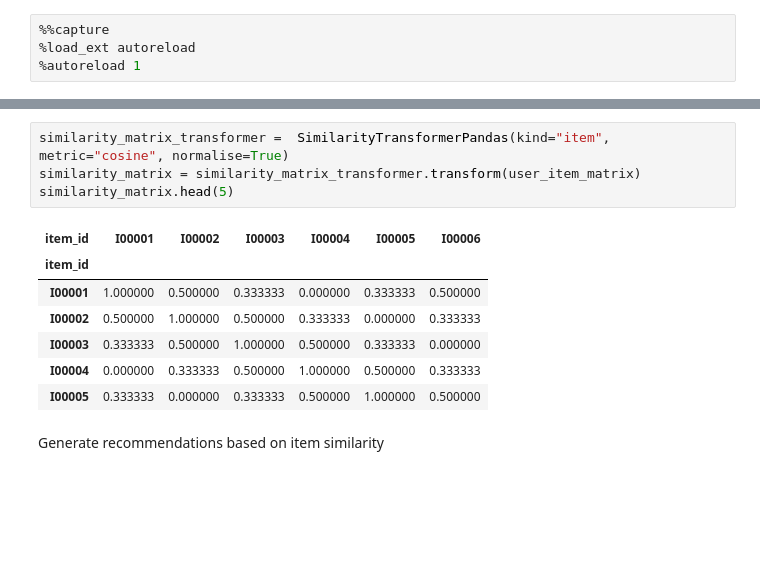
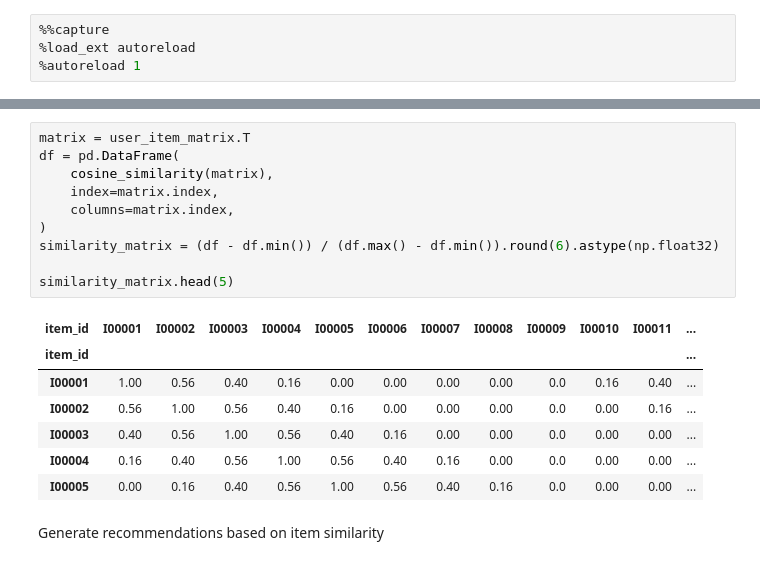
Before and after one commit to DungBeetleBASH/recsys-pipeliner, a Jupyter notebook: notebooks/blog/06-item-based-collaborative-filtering.ipynb, the cells around one changed output, grey strips where cells are left out. Drawn from its saved outputs; the diff is of its cells as text; blank space fills up the shorter version.

Commit message:
Remove SimilarityTransformerPandas

```diff
--- a/notebooks/blog/06-item-based-collaborative-filtering.ipynb
+++ b/notebooks/blog/06-item-based-collaborative-filtering.ipynb
@@ -39,15 +37,21 @@ user_item_matrix.head(5)
 # %%
-similarity_matrix_transformer =  SimilarityTransformerPandas(kind="item", metric="cosine", normalise=True)
-similarity_matrix = similarity_matrix_transformer.transform(user_item_matrix)
+matrix = user_item_matrix.T
+df = pd.DataFrame(
+    cosine_similarity(matrix),
+    index=matrix.index,
+    columns=matrix.index,
+)
+similarity_matrix = (df - df.min()) / (df.max() - df.min()).round(6).astype(np.float32)
+
 similarity_matrix.head(5)
 # %% [output]
-| item_id | I00001 | I00002 | I00003 | I00004 | I00005 | I00006 |
-| item_id |  |  |  |  |  |  |
-| I00001 | 1.000000 | 0.500000 | 0.333333 | 0.000000 | 0.333333 | 0.500000 |
-| I00002 | 0.500000 | 1.000000 | 0.500000 | 0.333333 | 0.000000 | 0.333333 |
-| I00003 | 0.333333 | 0.500000 | 1.000000 | 0.500000 | 0.333333 | 0.000000 |
-| I00004 | 0.000000 | 0.333333 | 0.500000 | 1.000000 | 0.500000 | 0.333333 |
-| I00005 | 0.333333 | 0.000000 | 0.333333 | 0.500000 | 1.000000 | 0.500000 |
+| item_id | I00001 | I00002 | I00003 | I00004 | I00005 | I00006 | I00007 | I00008 | I00009 | I00010 | I00011 | ... |
+| item_id |  |  |  |  |  |  |  |  |  |  |  | ... |
+| I00001 | 1.00 | 0.56 | 0.40 | 0.16 | 0.00 | 0.00 | 0.00 | 0.00 | 0.0 | 0.16 | 0.40 | ... |
+| I00002 | 0.56 | 1.00 | 0.56 | 0.40 | 0.16 | 0.00 | 0.00 | 0.00 | 0.0 | 0.00 | 0.16 | ... |
+| I00003 | 0.40 | 0.56 | 1.00 | 0.56 | 0.40 | 0.16 | 0.00 | 0.00 | 0.0 | 0.00 | 0.00 | ... |
+| I00004 | 0.16 | 0.40 | 0.56 | 1.00 | 0.56 | 0.40 | 0.16 | 0.00 | 0.0 | 0.00 | 0.00 | ... |
+| I00005 | 0.00 | 0.16 | 0.40 | 0.56 | 1.00 | 0.56 | 0.40 | 0.16 | 0.0 | 0.00 | 0.00 | ... |
 # %% [markdown]
 Generate recommendations based on item similarity
 # %%
```
Also changed, not shown: parts of 5 cells of this notebook, 3 other files.
